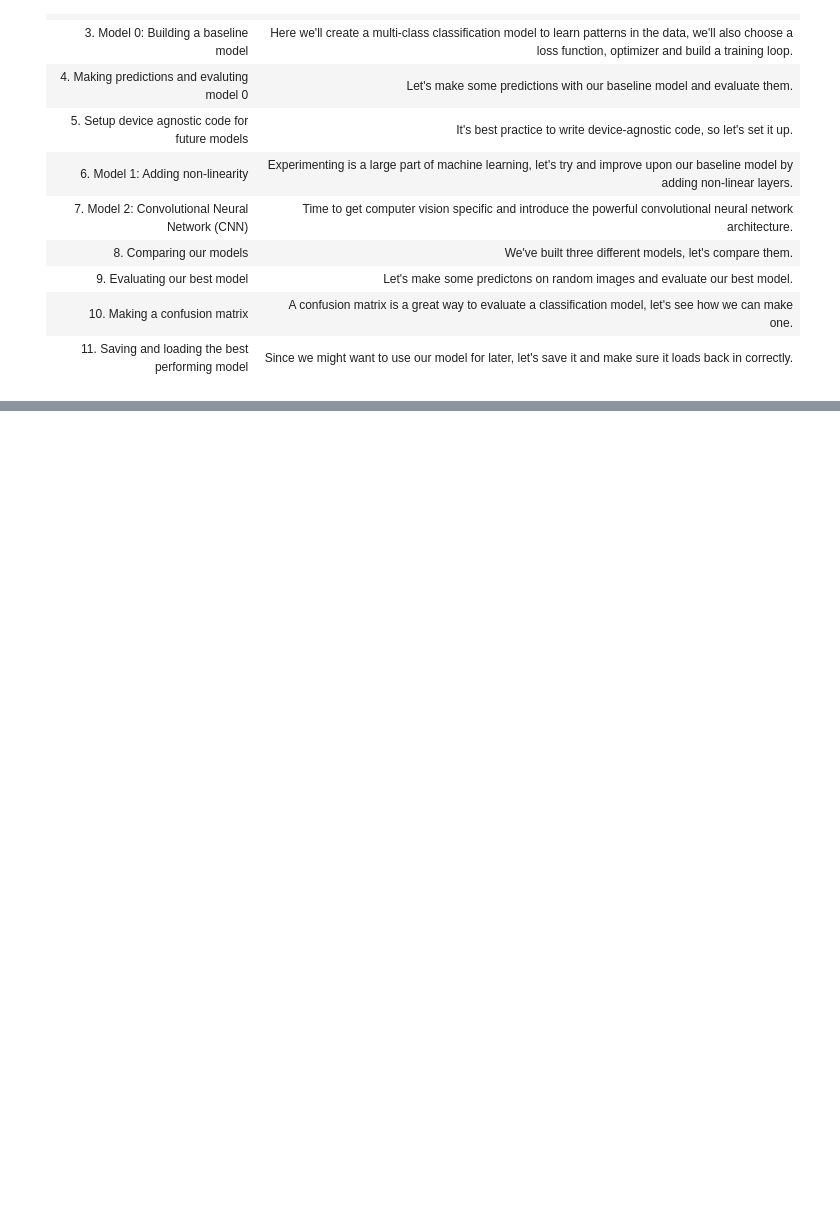
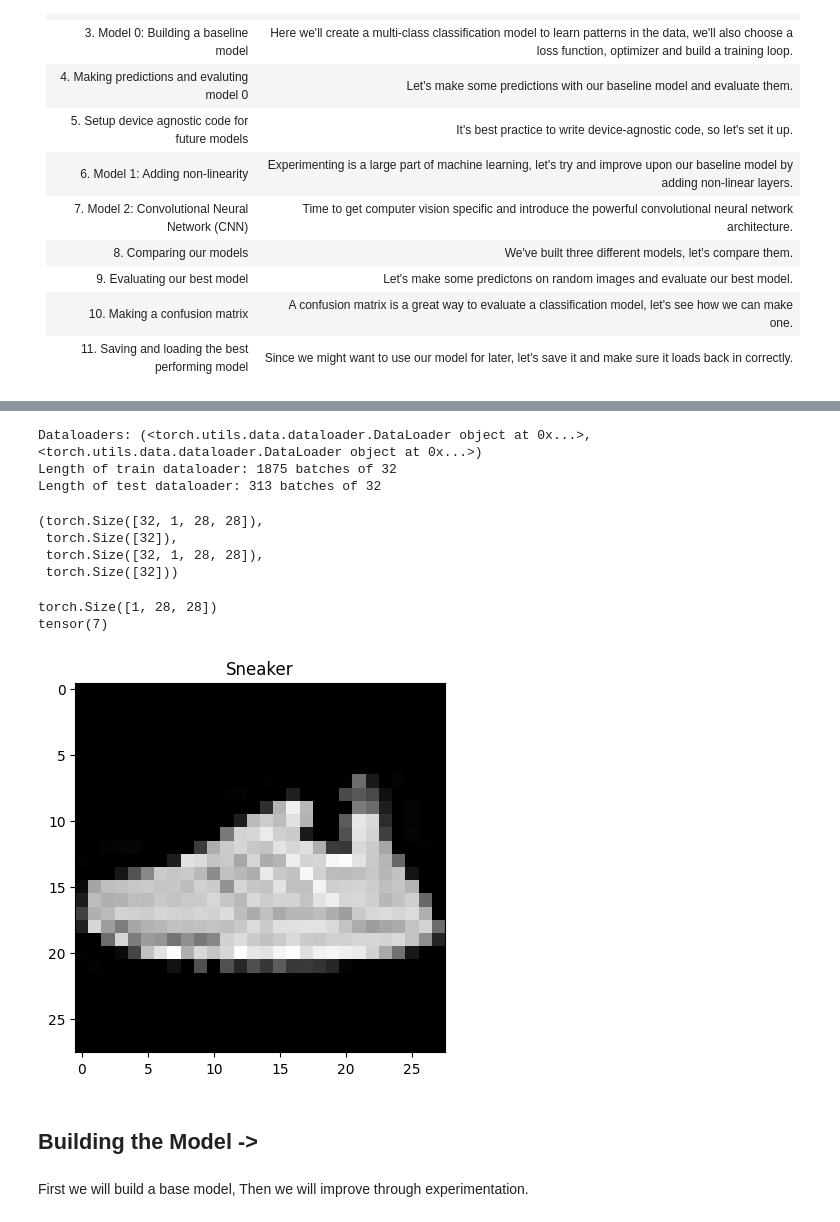
Before and after one commit to gauravmishraokok/learningPyTorch, a Jupyter notebook: 04_PyTorch_Computer_Vision_and_CNNs/Computer_Vision_and_CNNs.ipynb, the cells around one changed output, grey strips where cells are left out. Drawn from its saved outputs; the diff is of its cells as text; code cells hidden in the pictures; blank space fills up the shorter version.

```diff
--- a/04_PyTorch_Computer_Vision_and_CNNs/Computer_Vision_and_CNNs.ipynb
+++ b/04_PyTorch_Computer_Vision_and_CNNs/Computer_Vision_and_CNNs.ipynb
@@ -17,0 +158,40 @@
+# %%
+from torch.utils.data import DataLoader
+BATCH_SIZE=32
+
+train_dataloader = DataLoader(train_data, batch_size=BATCH_SIZE,shuffle=0.3 )
+test_dataloader = DataLoader(test_data, batch_size=BATCH_SIZE )
+# %%
+print(f"Dataloaders: {train_dataloader, test_dataloader}")
+print(f"Length of train dataloader: {len(train_dataloader)} batches of {BATCH_SIZE}")
+print(f"Length of test dataloader: {len(test_dataloader)} batches of {BATCH_SIZE}")
+# %% [output]
+Dataloaders: (<torch.utils.data.dataloader.DataLoader object at 0x...>, <torch.utils.data.dataloader.DataLoader object at 0x...>)
+Length of train dataloader: 1875 batches of 32
+Length of test dataloader: 313 batches of 32
+# %%
+#Checking out whats inside the dataloader ->
+
+train_features_batch, train_labels_batch = next(iter(train_dataloader))
+test_features_batch, test_labels_batch = next(iter(test_dataloader))
+train_features_batch.shape, train_labels_batch.shape, test_features_batch.shape, test_labels_batch.shape
+# %% [output]
+(torch.Size([32, 1, 28, 28]),
+ torch.Size([32]),
+ torch.Size([32, 1, 28, 28]),
+ torch.Size([32]))
+# %%
+random_idx=torch.randint(0,len(train_features_batch),size=[1]).item()
+img,label = train_features_batch[random_idx],train_labels_batch[random_idx]
+plt.imshow(img.squeeze(),cmap="gray")
+plt.title(classes[label])
+print(img.size())
+print(label)
+# %% [output]
+torch.Size([1, 28, 28])
+tensor(7)
+[figure, added]
+# %% [markdown]
+## Building the Model ->
+# %% [markdown]
+First we will build a base model, Then we will improve through experimentation.
```
Also changed, not shown: parts of 34 cells of this notebook, 9 other files.
